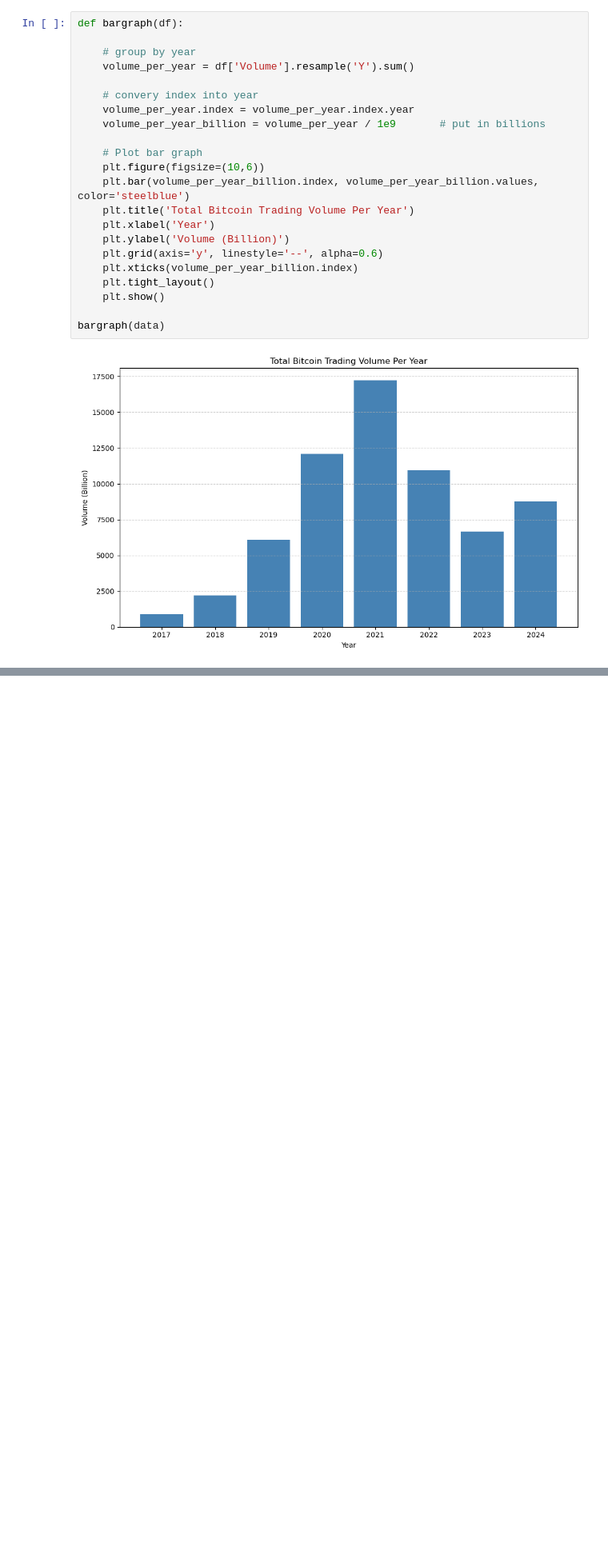
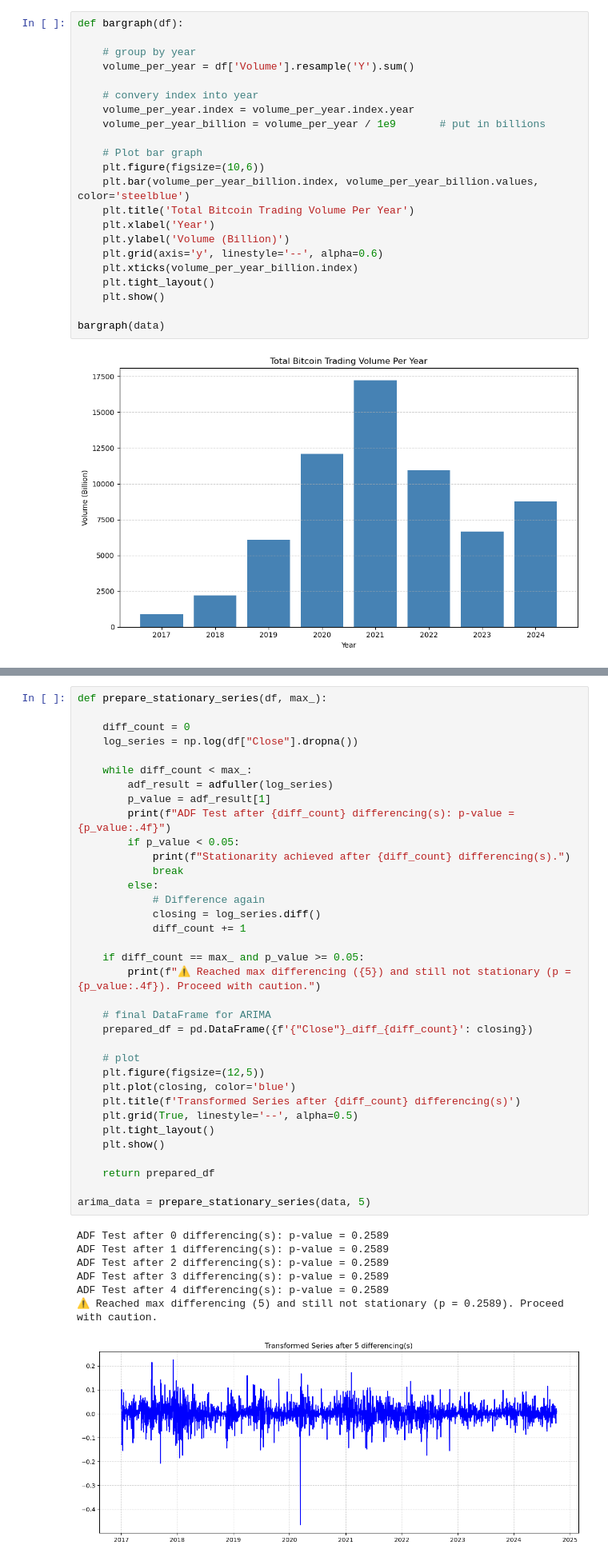
Before and after one commit to ebavarsad/ebavarsad, a Jupyter notebook: kaggle/Bitcoin_stock_ARIMA.ipynb, the cells around one changed output, grey strips where cells are left out. Shown at 80% size. Drawn from its saved outputs; the diff is of its cells as text; blank space fills up the shorter version.

```diff
--- a/kaggle/Bitcoin_stock_ARIMA.ipynb
+++ b/kaggle/Bitcoin_stock_ARIMA.ipynb
@@ -170,0 +336,43 @@ This bar graph shows the total annual Bitcoin trading volume (in billions) from
+# %%
+def prepare_stationary_series(df, max_):
+
+    diff_count = 0
+    log_series = np.log(df["Close"].dropna())
+
+    while diff_count < max_:
+        adf_result = adfuller(log_series)
+        p_value = adf_result[1]
+        print(f"ADF Test after {diff_count} differencing(s): p-value = {p_value:.4f}")
+        if p_value < 0.05:
+            print(f"Stationarity achieved after {diff_count} differencing(s).")
+            break
+        else:
+            # Difference again
+            closing = log_series.diff()
+            diff_count += 1
+
+    if diff_count == max_ and p_value >= 0.05:
+        print(f"⚠️ Reached max differencing ({5}) and still not stationary (p = {p_value:.4f}). Proceed with caution.")
+
+    # final DataFrame for ARIMA
+    prepared_df = pd.DataFrame({f'{"Close"}_diff_{diff_count}': closing})
+
+    # plot
+    plt.figure(figsize=(12,5))
+    plt.plot(closing, color='blue')
+    plt.title(f'Transformed Series after {diff_count} differencing(s)')
+    plt.grid(True, linestyle='--', alpha=0.5)
+    plt.tight_layout()
+    plt.show()
+
+    return prepared_df
+
+arima_data = prepare_stationary_series(data, 5)
+# %% [output]
+ADF Test after 0 differencing(s): p-value = 0.2589
+ADF Test after 1 differencing(s): p-value = 0.2589
+ADF Test after 2 differencing(s): p-value = 0.2589
+ADF Test after 3 differencing(s): p-value = 0.2589
+ADF Test after 4 differencing(s): p-value = 0.2589
+⚠️ Reached max differencing (5) and still not stationary (p = 0.2589). Proceed with caution.
+[figure, added]
```
Also changed, not shown: parts of 17 cells of this notebook.
